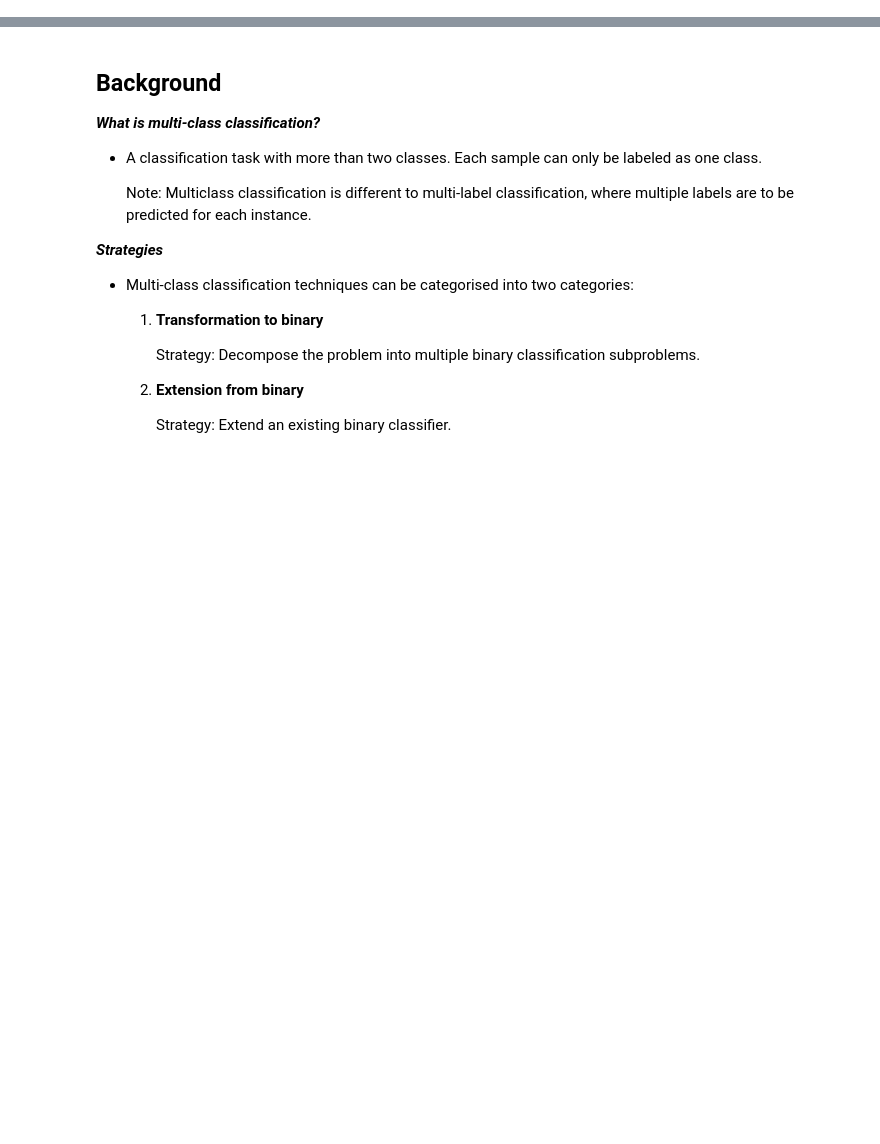
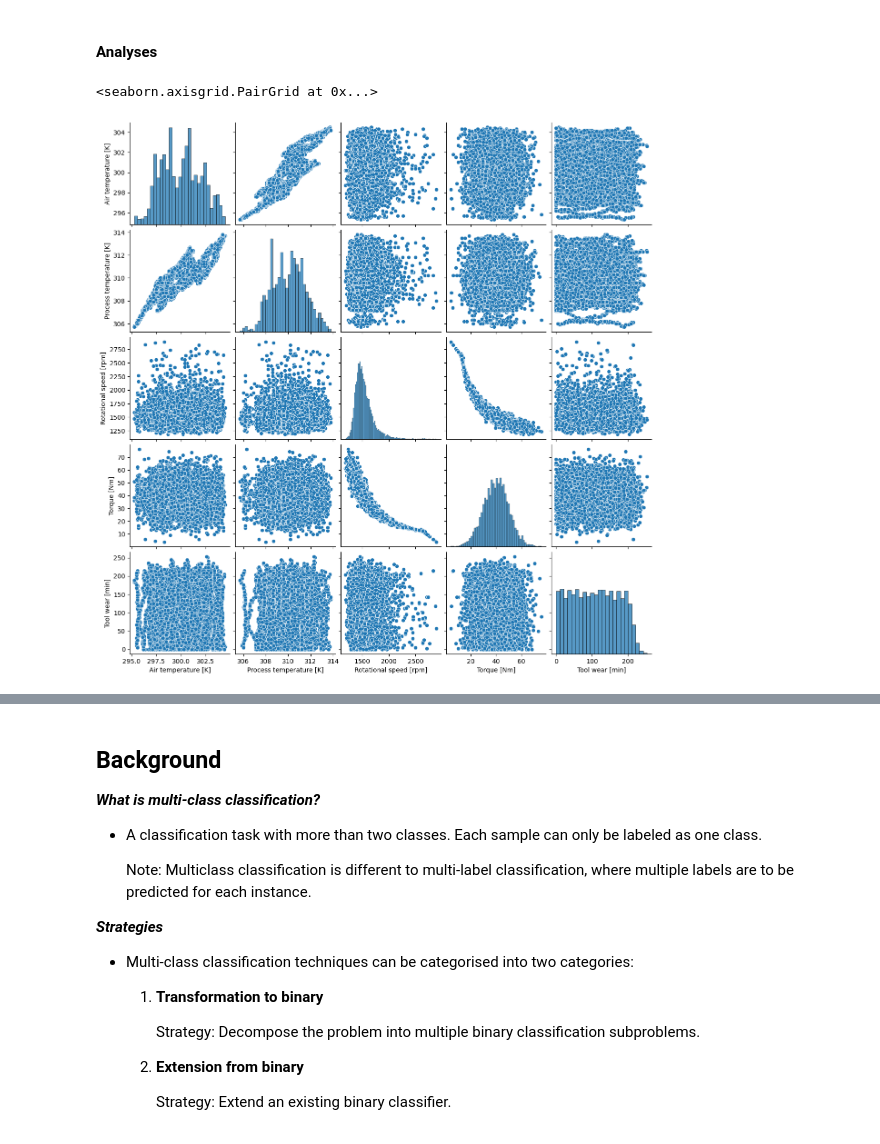
Before and after one commit to earth1987/machine-failure-type, a Jupyter notebook: notebooks/predicting_failure_type.ipynb, the cells around one changed output, grey strips where cells are left out. Saved outputs shown, nothing was run; the diff lists cells and outputs as text; code cells hidden in the pictures; blank space fills up the shorter version.

```diff
--- a/notebooks/predicting_failure_type.ipynb
+++ b/notebooks/predicting_failure_type.ipynb
@@ -30,0 +333,13 @@ Predicting machine failure through machine learning is paramount for efficient i
+# %% [markdown]
+#### Analyses
+# %%
+# Matrix of scatter plots
+import warnings
+warnings.filterwarnings("ignore", "is_categorical_dtype")
+warnings.filterwarnings("ignore", "use_inf_as_na")
+sns.pairplot(
+    clean_train_df.select_dtypes(include=['number']), diag_kind='hist'
+)
+# %% [output]
+<seaborn.axisgrid.PairGrid at 0x...>
+[figure, added]
```
Also changed, not shown: parts of 67 cells of this notebook.
